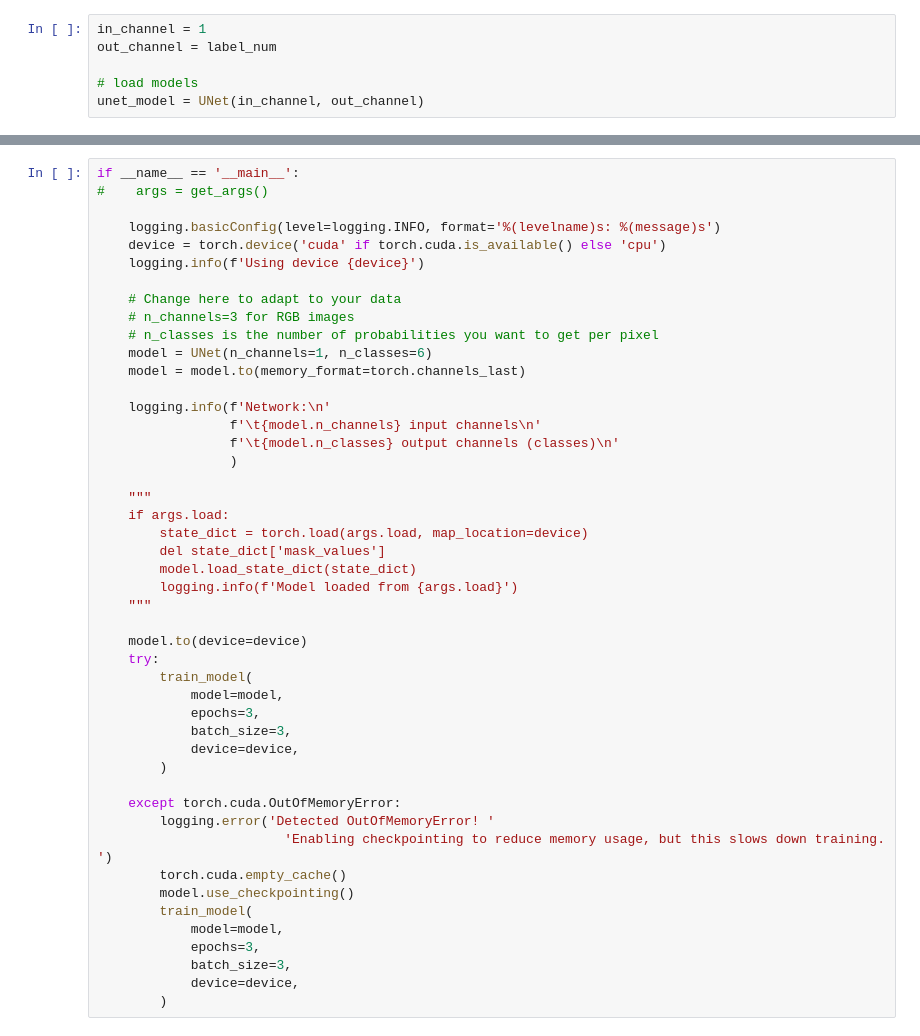
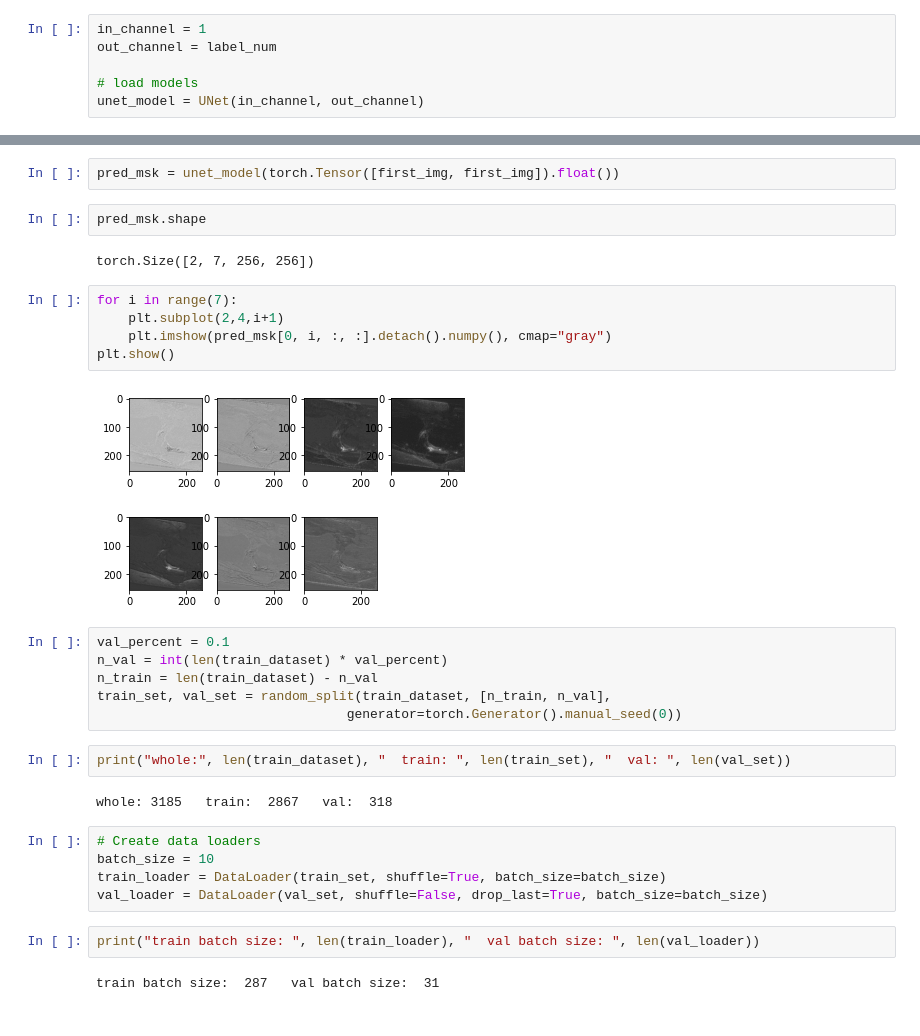
Before and after one commit to wangzhaomxy/SAMRI, a Jupyter notebook: test_unet.ipynb, the cells around one changed output, grey strips where cells are left out. Drawn from its saved outputs; the diff is of its cells as text.

```diff
--- a/test_unet.ipynb
+++ b/test_unet.ipynb
@@ -144,47 +59,32 @@ def train_model(
-# %%
-if __name__ == '__main__':
-#    args = get_args()
-
-    logging.basicConfig(level=logging.INFO, format='%(levelname)s: %(message)s')
-    device = torch.device('cuda' if torch.cuda.is_available() else 'cpu')
-    logging.info(f'Using device {device}')
-
-    # Change here to adapt to your data
-    # n_channels=3 for RGB images
-    # n_classes is the number of probabilities you want to get per pixel
-    model = UNet(n_channels=1, n_classes=6)
-    model = model.to(memory_format=torch.channels_last)
-
-    logging.info(f'Network:\n'
-                 f'\t{model.n_channels} input channels\n'
-                 f'\t{model.n_classes} output channels (classes)\n'
-                 )
-
-    """
-    if args.load:
-        state_dict = torch.load(args.load, map_location=device)
-        del state_dict['mask_values']
-        model.load_state_dict(state_dict)
-        logging.info(f'Model loaded from {args.load}')
-    """
-
-    model.to(device=device)
-    try:
-        train_model(
-            model=model,
-            epochs=3,
-            batch_size=3,
-            device=device,
-        )
-
-    except torch.cuda.OutOfMemoryError:
-        logging.error('Detected OutOfMemoryError! '
-                        'Enabling checkpointing to reduce memory usage, but this slows down training. ')
-        torch.cuda.empty_cache()
-        model.use_checkpointing()
-        train_model(
-            model=model,
-            epochs=3,
-            batch_size=3,
-            device=device,
-        )
+# %%
+pred_msk = unet_model(torch.Tensor([first_img, first_img]).float())
+# %%
+pred_msk.shape
+# %% [output]
+torch.Size([2, 7, 256, 256])
+# %%
+for i in range(7):
+    plt.subplot(2,4,i+1)
+    plt.imshow(pred_msk[0, i, :, :].detach().numpy(), cmap="gray")
+plt.show()
+# %% [output]
+[figure, added]
+# %%
+val_percent = 0.1
+n_val = int(len(train_dataset) * val_percent)
+n_train = len(train_dataset) - n_val
+train_set, val_set = random_split(train_dataset, [n_train, n_val],
+                                generator=torch.Generator().manual_seed(0))
+# %%
+print("whole:", len(train_dataset), "  train: ", len(train_set), "  val: ", len(val_set))
+# %% [output]
+whole: 3185   train:  2867   val:  318
+# %%
+# Create data loaders
+batch_size = 10
+train_loader = DataLoader(train_set, shuffle=True, batch_size=batch_size)
+val_loader = DataLoader(val_set, shuffle=False, drop_last=True, batch_size=batch_size)
+# %%
+print("train batch size: ", len(train_loader), "  val batch size: ", len(val_loader))
+# %% [output]
+train batch size:  287   val batch size:  31
```
Also changed, not shown: parts of 37 cells of this notebook.
